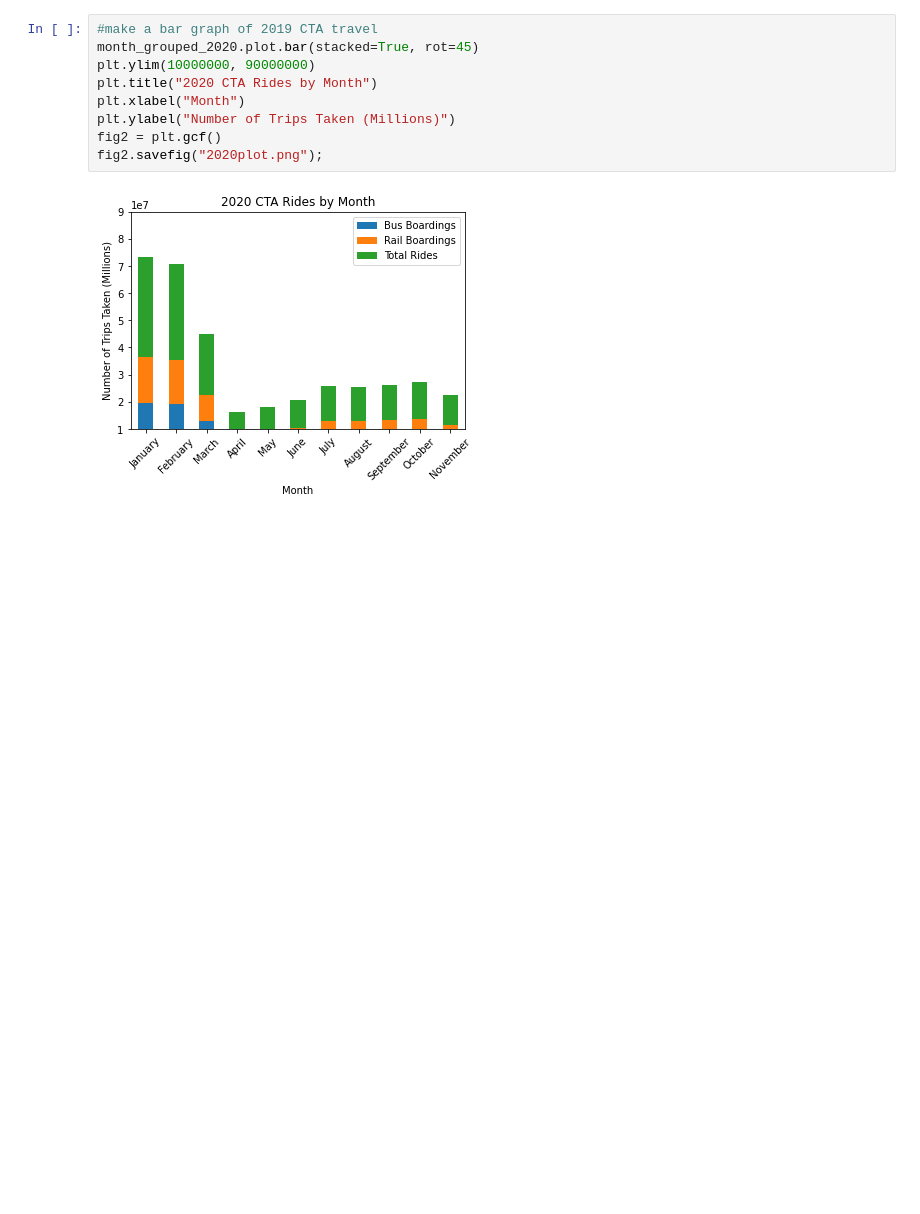
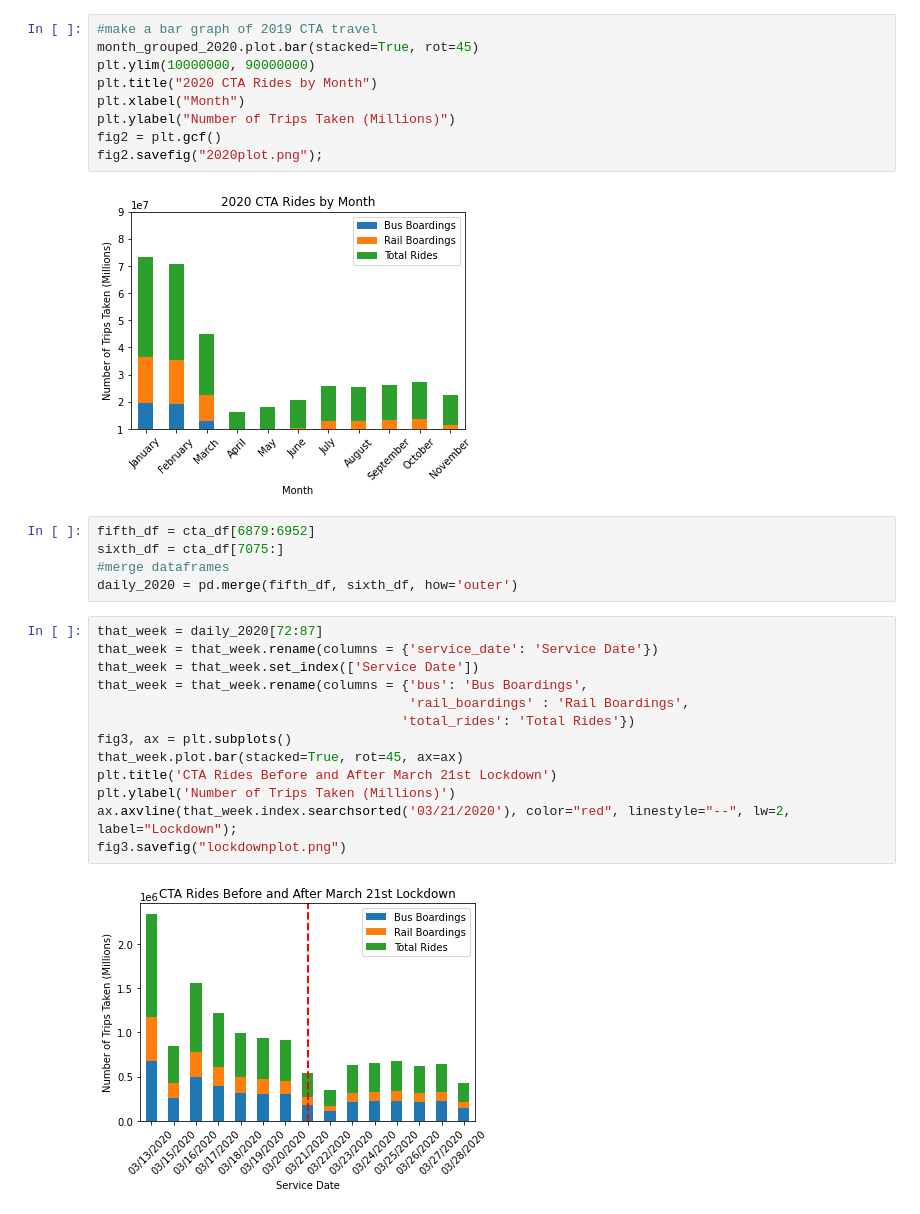
Before and after one commit to Slainte91/COVID-movement, a Jupyter notebook: cta/cta.ipynb, the cells around one changed output. Drawn from its saved outputs; the diff is of its cells as text; blank space fills up the shorter version.

Commit message:
charted pre- and post-lockdown rides

```diff
--- a/cta/cta.ipynb
+++ b/cta/cta.ipynb
@@ -120,3 +120,23 @@ fig2 = plt.gcf()
 fig2.savefig("2020plot.png");
 # %% [output]
 [figure]
+# %%
+fifth_df = cta_df[6879:6952]
+sixth_df = cta_df[7075:]
+#merge dataframes
+daily_2020 = pd.merge(fifth_df, sixth_df, how='outer')
+# %%
+that_week = daily_2020[72:87]
+that_week = that_week.rename(columns = {'service_date': 'Service Date'})
+that_week = that_week.set_index(['Service Date'])
+that_week = that_week.rename(columns = {'bus': 'Bus Boardings',
+                                        'rail_boardings' : 'Rail Boardings',
+                                       'total_rides': 'Total Rides'})
+fig3, ax = plt.subplots()
+that_week.plot.bar(stacked=True, rot=45, ax=ax)
+plt.title('CTA Rides Before and After March 21st Lockdown')
+plt.ylabel('Number of Trips Taken (Millions)')
+ax.axvline(that_week.index.searchsorted('03/21/2020'), color="red", linestyle="--", lw=2, label="Lockdown");
+fig3.savefig("lockdownplot.png")
+# %% [output]
+[figure, added]
```
Also changed, not shown: 1 other file.
